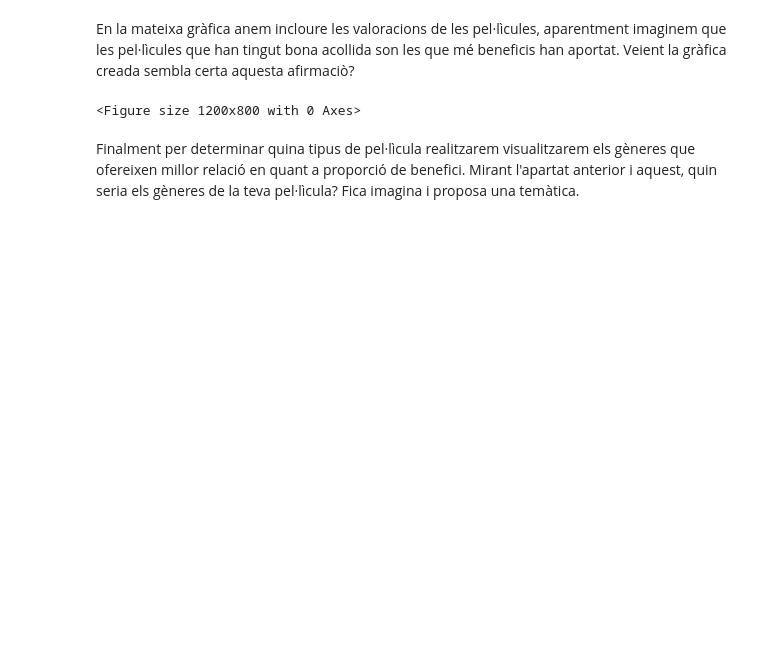
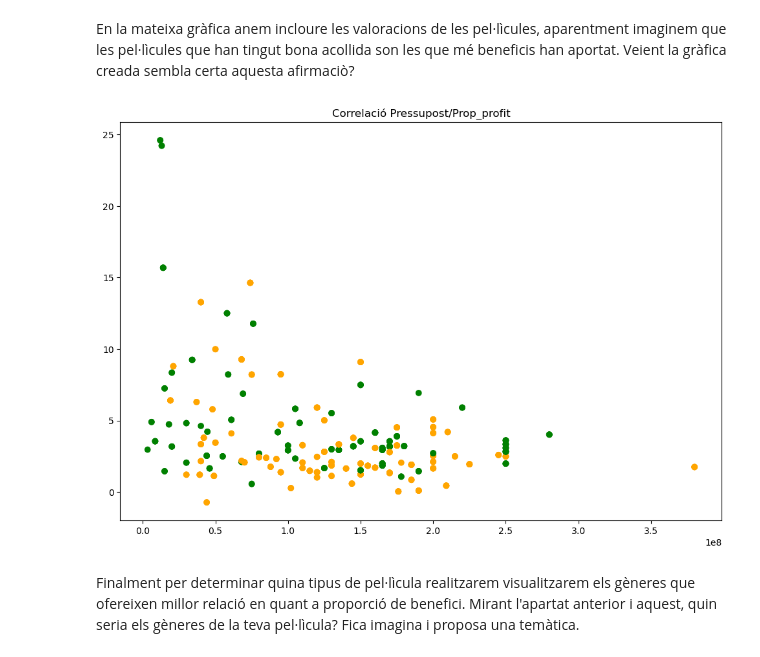
Before and after one commit to gcfp/M03, a Jupyter notebook: projecte-evaluable-1/EDA_Movies_alum.ipynb, the cells around one changed output. Saved outputs shown, nothing was run; the diff lists cells and outputs as text; code cells hidden in the pictures; blank space fills up the shorter version.

```diff
--- a/projecte-evaluable-1/EDA_Movies_alum.ipynb
+++ b/projecte-evaluable-1/EDA_Movies_alum.ipynb
@@ -273,24 +273,29 @@ En la mateixa gràfica anem incloure les valoracions de les pel·lìcules, apare
 # %%
 #Hem de crear una llista de color per cada pel·lìcula
 colors=[]
 
 # Iteració sobre cada fila del dataset, si vote_average >= 7 --> verd / >=5 taronja /5 vermell
-
+for n in movies_ds['vote_average']:
+    if (n >= 7):
+        colors.append('green')
+    elif (n < 5):
+        colors.append('red')
+    else:
+        colors.append('orange')
 
 #Crea de nou la gràfica amb l'opció color
 
 # Set the figure style and initalize a new figure
 fig = plt.figure(figsize=(12,8))
 
-
-
 # Create a title and axis labels
 
-
+plt.title('Correlació Pressupost/Prop_profit')
+plt.scatter(movies_ds['budget'], movies_ds['prop_profit'], c=colors)
 # Show the plot
 plt.show()
 # %% [output]
-<Figure size 1200x800 with 0 Axes>
+[figure, added]
 # %% [markdown]
 Finalment per determinar quina tipus de pel·lìcula realitzarem visualitzarem els gèneres que ofereixen millor relació en quant a proporció de benefici. Mirant l'apartat anterior i aquest, quin seria els gèneres de la teva pel·lìcula? Fica imagina i proposa una temàtica.
 # %%
```
Also changed, not shown: parts of 4 cells of this notebook.
